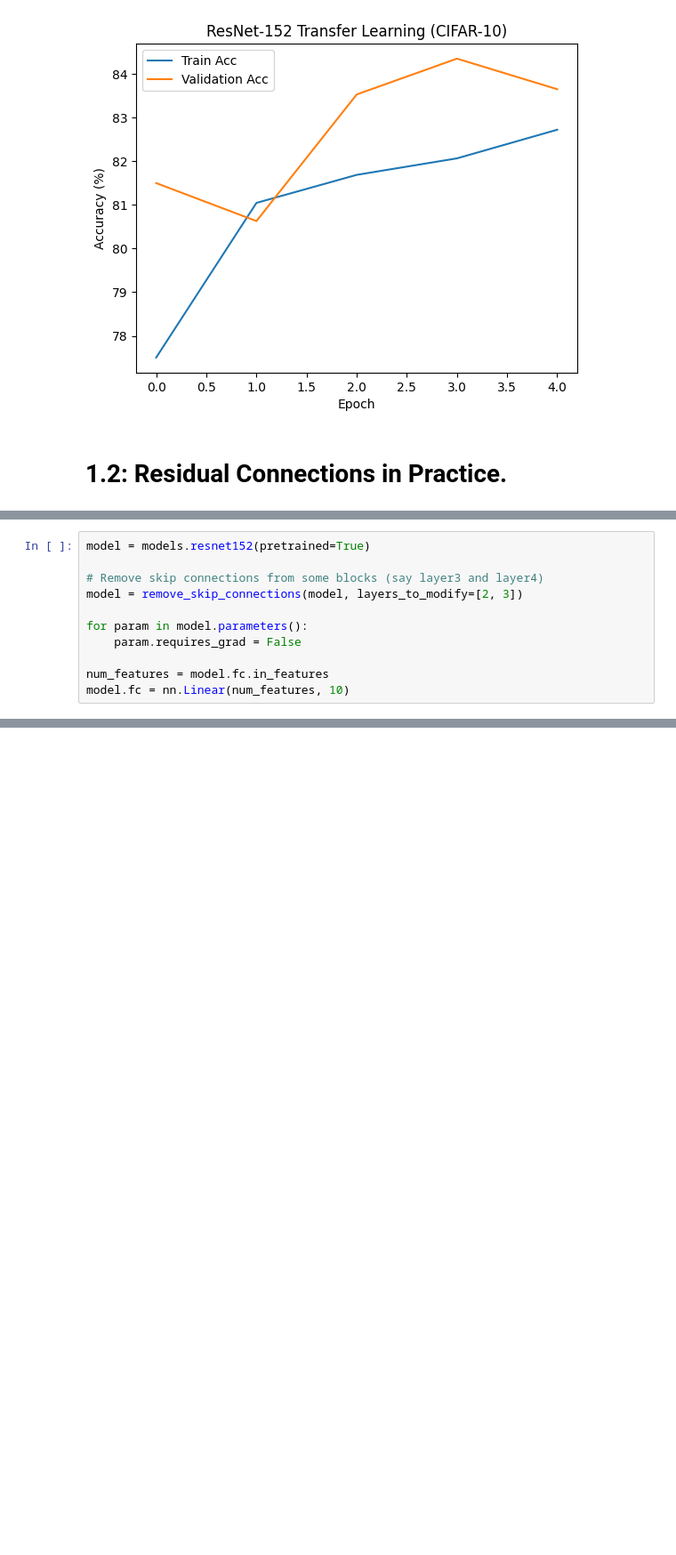
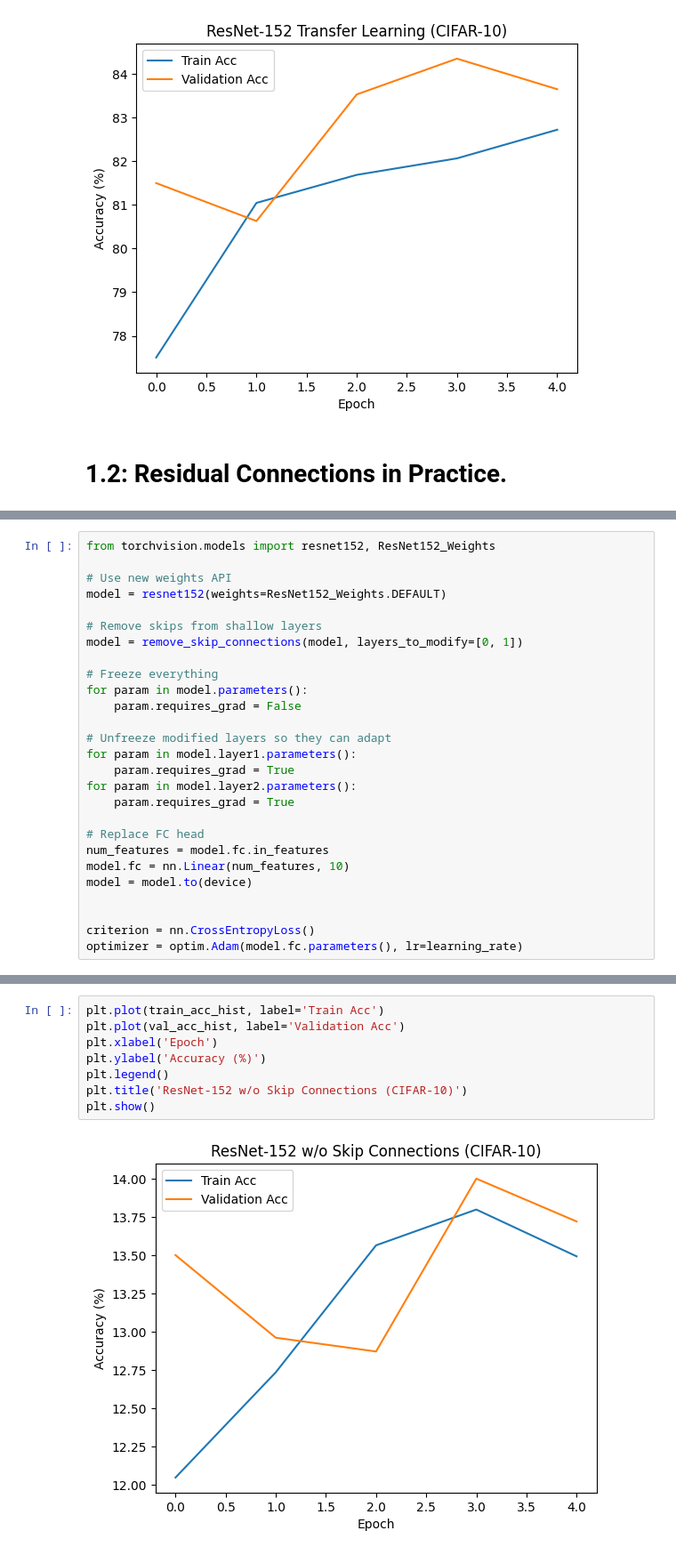
Before and after one commit to tk1475/ATML-PA0, a Jupyter notebook: notebooks/task1.ipynb, the cells around one changed output, grey strips where cells are left out. Shown at 89% size. Drawn from its saved outputs; the diff is of its cells as text; blank space fills up the shorter version.

```diff
--- a/notebooks/task1.ipynb
+++ b/notebooks/task1.ipynb
@@ -158,11 +149,27 @@ def remove_skip_connections(model, layers_to_modify=[0,1]):
 # %%
-model = models.resnet152(pretrained=True)
+from torchvision.models import resnet152, ResNet152_Weights
 
-# Remove skip connections from some blocks (say layer3 and layer4)
-model = remove_skip_connections(model, layers_to_modify=[2, 3])
+# Use new weights API
+model = resnet152(weights=ResNet152_Weights.DEFAULT)
 
+# Remove skips from shallow layers
+model = remove_skip_connections(model, layers_to_modify=[0, 1])
+
+# Freeze everything
 for param in model.parameters():
     param.requires_grad = False
 
+# Unfreeze modified layers so they can adapt
+for param in model.layer1.parameters():
+    param.requires_grad = True
+for param in model.layer2.parameters():
+    param.requires_grad = True
+
+# Replace FC head
 num_features = model.fc.in_features
 model.fc = nn.Linear(num_features, 10)
+model = model.to(device)
+
+
+criterion = nn.CrossEntropyLoss()
+optimizer = optim.Adam(model.fc.parameters(), lr=learning_rate)
@@ -170,0 +220,10 @@ AttributeError: 'Bottleneck' object has no attribute 'base_width'
+# %%
+plt.plot(train_acc_hist, label='Train Acc')
+plt.plot(val_acc_hist, label='Validation Acc')
+plt.xlabel('Epoch')
+plt.ylabel('Accuracy (%)')
+plt.legend()
+plt.title('ResNet-152 w/o Skip Connections (CIFAR-10)')
+plt.show()
+# %% [output]
+[figure, added]
```
Also changed, not shown: parts of 3 cells of this notebook.
